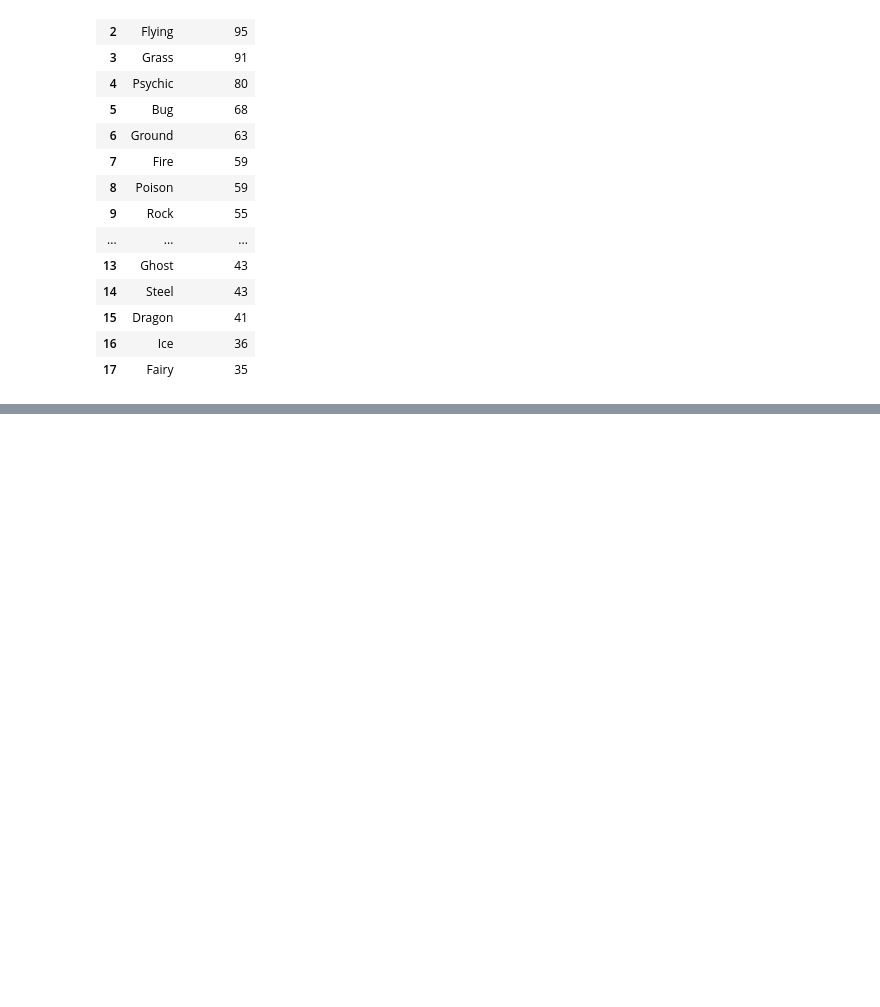
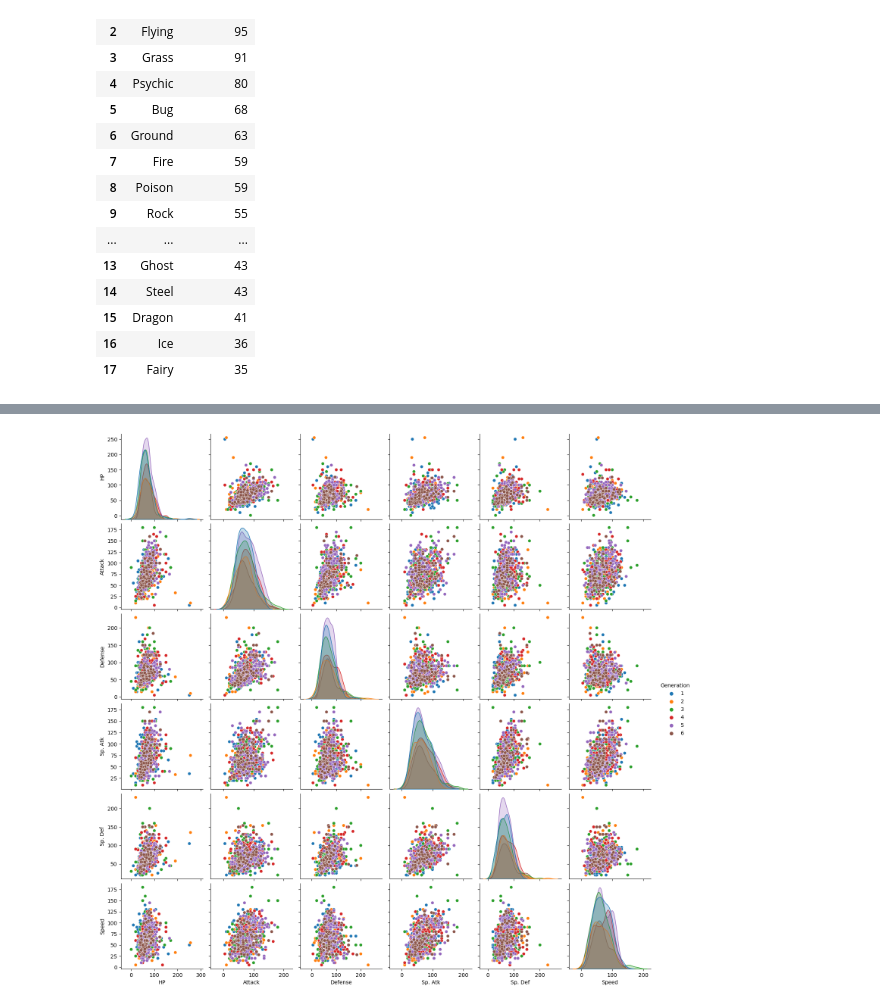
Before and after one commit to mateusmelo821/Pokemon-Generations-Analysis, a Jupyter notebook: index.ipynb, the cells around one changed output, grey strips where cells are left out. Cells and saved outputs as stored; diff of their text form; code cells hidden in the pictures; blank space fills up the shorter version.

```diff
--- a/index.ipynb
+++ b/index.ipynb
@@ -59,0 +81,4 @@ df.head()
+# %%
+df['Generation'] = df['Generation'].astype('category')
+df = df.drop(columns=['#'])
+df.dtypes
@@ -137,0 +178,5 @@ Water type pokémons are the most common ones and the fairy type ones are the ra
+# %%
+sns.pairplot(data=df.drop(columns=['Name', 'Type 1', 'Type 2', 'Legendary', 'ntype']), hue="Generation")
+plt.show()
+# %% [output]
+[figure, added]
```
Also changed, not shown: parts of 37 cells of this notebook, 1 other file.
